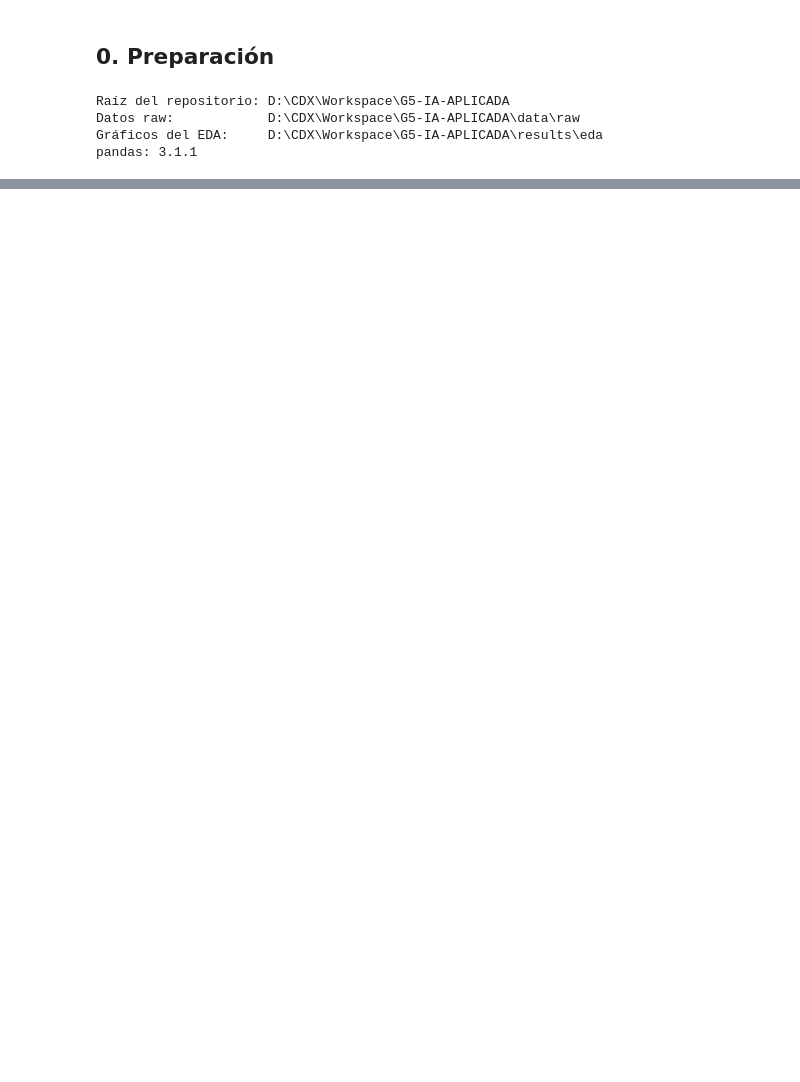
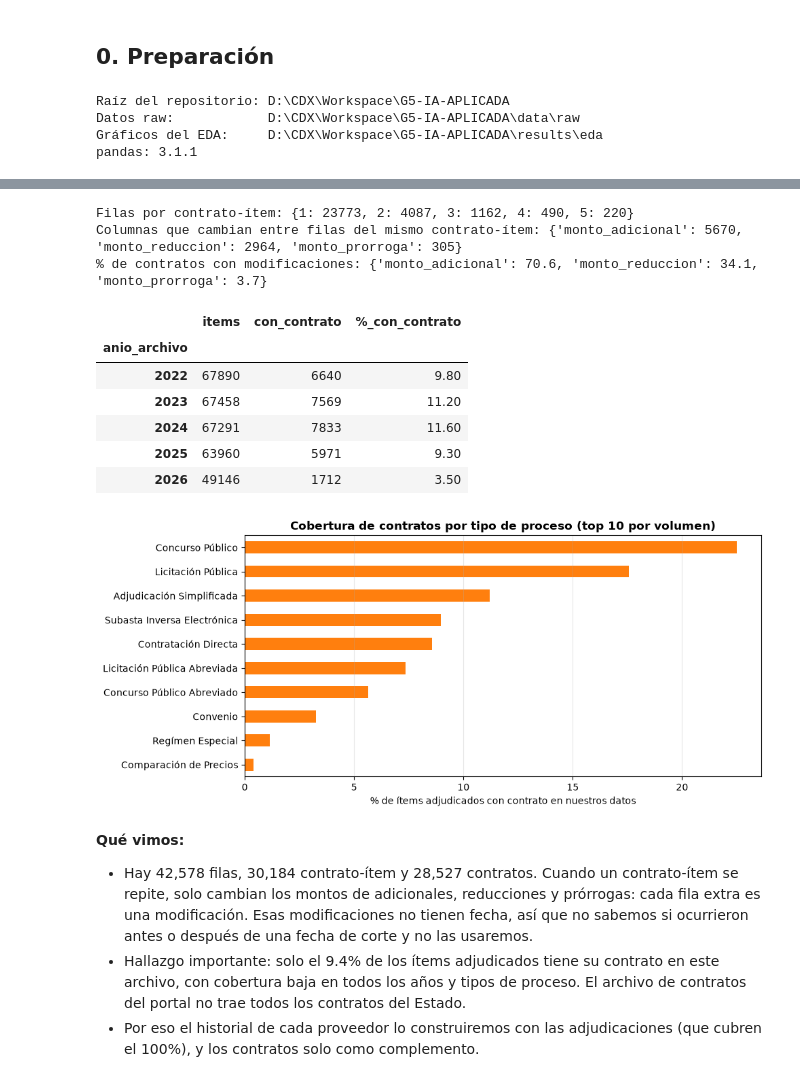
Before and after one commit to CyndxTs/G5-IA-APLICADA, a Jupyter notebook: notebooks/01_eda.ipynb, the cells around one changed output, grey strips where cells are left out. Cells and saved outputs as stored; diff of their text form; code cells hidden in the pictures; blank space fills up the shorter version.

```diff
--- a/notebooks/01_eda.ipynb
+++ b/notebooks/01_eda.ipynb
@@ -630,0 +270,36 @@ Contratos (RUC propio): 13,854 | con sanción del proveedor en los 12 meses sigu
+# %%
+contratos = ex.preparar_contratos(fuentes["contratos"][0])
+items_contrato = ex.items_contrato(contratos)
+est = ex.estructura_contratos(contratos, items_contrato)
+print("Filas por contrato-ítem:", est["filas_por_item"].head(5).to_dict())
+print("Columnas que cambian entre filas del mismo contrato-ítem:", est["columnas_que_cambian"].to_dict())
+print("% de contratos con modificaciones:", est["pct_modificaciones"].to_dict())
+
+tiene_contrato, cob_archivo, cob_proceso = ex.cobertura_contratos(adjudicaciones, items_contrato)
+display(cob_archivo)
+ex.graficar_cobertura_contratos(cob_proceso)
+plt.show()
+
+mostrar(f"""
+**Qué vimos:**
+- Hay {est['filas']:,} filas, {est['contrato_items']:,} contrato-ítem y {est['contratos']:,} contratos. Cuando un contrato-ítem se repite, solo cambian los montos de adicionales, reducciones y prórrogas: cada fila extra es una modificación. Esas modificaciones no tienen fecha, así que no sabemos si ocurrieron antes o después de una fecha de corte y no las usaremos.
+- Hallazgo importante: solo el {tiene_contrato.mean()*100:.1f}% de los ítems adjudicados tiene su contrato en este archivo, con cobertura baja en todos los años y tipos de proceso. El archivo de contratos del portal no trae todos los contratos del Estado.
+- Por eso el historial de cada proveedor lo construiremos con las adjudicaciones (que cubren el 100%), y los contratos solo como complemento.
+""")
+# %% [output]
+Filas por contrato-ítem: {1: 23773, 2: 4087, 3: 1162, 4: 490, 5: 220}
+Columnas que cambian entre filas del mismo contrato-ítem: {'monto_adicional': 5670, 'monto_reduccion': 2964, 'monto_prorroga': 305}
+% de contratos con modificaciones: {'monto_adicional': 70.6, 'monto_reduccion': 34.1, 'monto_prorroga': 3.7}
+|  | items | con_contrato | %_con_contrato |
+| anio_archivo |  |  |  |
+| 2022 | 67890 | 6640 | 9.80 |
+| 2023 | 67458 | 7569 | 11.20 |
+| 2024 | 67291 | 7833 | 11.60 |
+| 2025 | 63960 | 5971 | 9.30 |
+| 2026 | 49146 | 1712 | 3.50 |
+[figure, added]
+
+**Qué vimos:**
+- Hay 42,578 filas, 30,184 contrato-ítem y 28,527 contratos. Cuando un contrato-ítem se repite, solo cambian los montos de adicionales, reducciones y prórrogas: cada fila extra es una modificación. Esas modificaciones no tienen fecha, así que no sabemos si ocurrieron antes o después de una fecha de corte y no las usaremos.
+- Hallazgo importante: solo el 9.4% de los ítems adjudicados tiene su contrato en este archivo, con cobertura baja en todos los años y tipos de proceso. El archivo de contratos del portal no trae todos los contratos del Estado.
+- Por eso el historial de cada proveedor lo construiremos con las adjudicaciones (que cubren el 100%), y los contratos solo como complemento.
```
Also changed, not shown: parts of 60 cells of this notebook, 18 other files.
